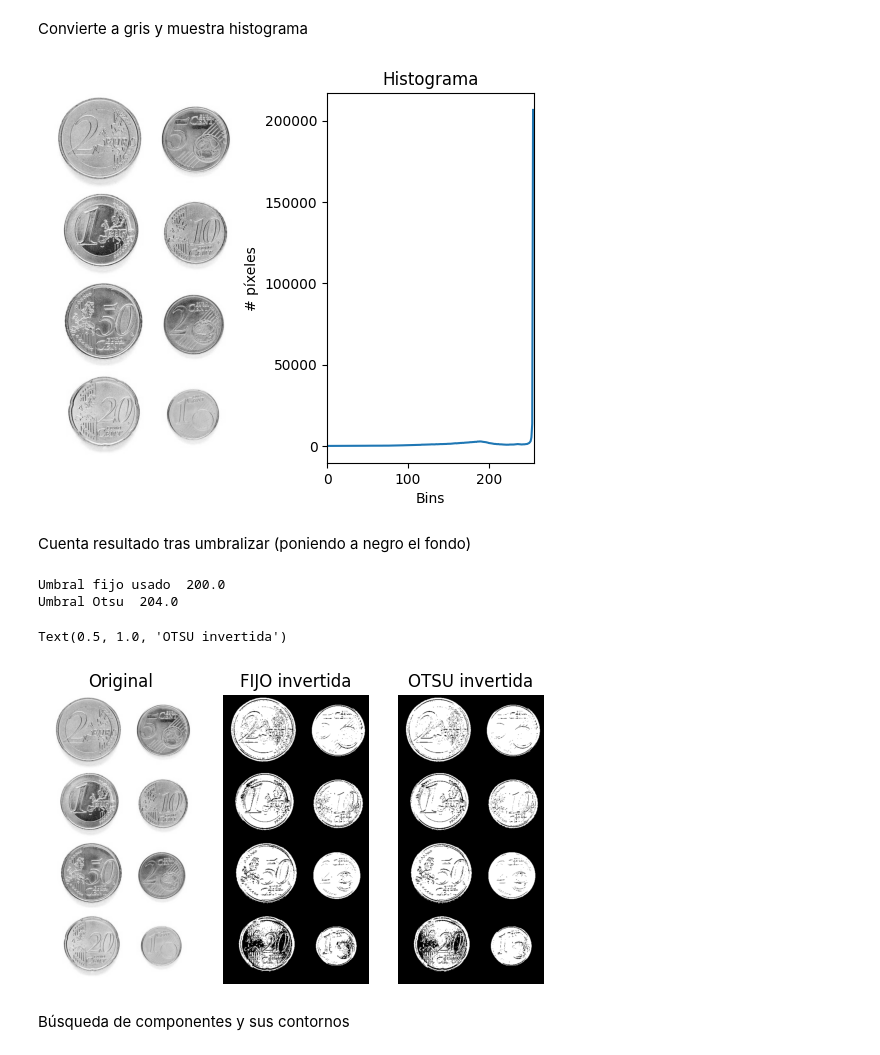
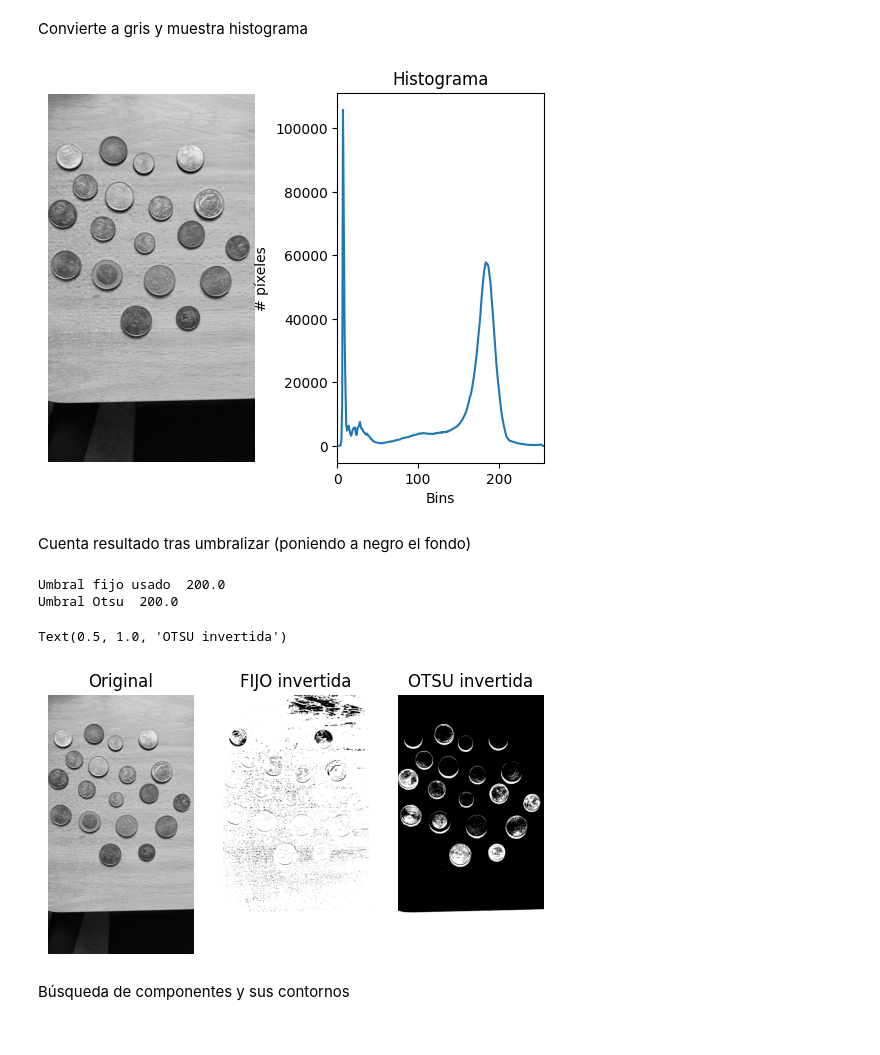
Before and after one commit to maikos08/VC-ULPGC, a Jupyter notebook: VC_P3/VC_P3.ipynb, the cells around one changed output. Drawn from its saved outputs; the diff is of its cells as text; code cells hidden in the pictures.

```diff
--- a/VC_P3/VC_P3.ipynb
+++ b/VC_P3/VC_P3.ipynb
@@ -12,12 +12,19 @@ Carga imagen y convierte a RGB
 # %%
 #Carga imagen ejemplo con monedas
 img = cv2.imread('Monedas.jpg')
+img2 = cv2.imread('Monedas 2.jpg')
 print(img.shape)
+print(img2.shape)
 #Recordar que OpenCV lee las imágenes en BGR, por lo que convertimos para visualizr a RGB
 img_rgb = cv2.cvtColor(img, cv2.COLOR_BGR2RGB)
+img2_rgb = cv2.cvtColor(img2, cv2.COLOR_BGR2RGB)
 
 plt.axis("off")
 plt.imshow(img_rgb)
 plt.show()
+
+plt.axis("off")
+plt.imshow(img2_rgb)
+plt.show()
 # %% [output]
 (938, 473, 3)
@@ -27,14 +36,15 @@ Convierte a gris y muestra histograma
 # %%
 #Convierte la imagen a todos de gris, mostrando el resultado
 img_gris = cv2.cvtColor(img, cv2.COLOR_BGR2GRAY)
+img2_gris = cv2.cvtColor(img2, cv2.COLOR_BGR2GRAY)
 
 #Cálculo del histograma con 256 bins de una imagen en escala de grises
-hist = cv2.calcHist([img_gris], [0], None, [256], [0, 256])
+hist = cv2.calcHist([img2_gris], [0], None, [256], [0, 256])
 
 plt.figure()
 plt.subplot(1, 2, 1)
 plt.axis("off")
-plt.imshow(img_gris, cmap='gray')
+plt.imshow(img2_gris, cmap='gray')
 
 # Histograma sin normalizar
 plt.subplot(1, 2, 2)
@@ -46,38 +56,55 @@ plt.xlim([0, 256])
 # Separo subplots horizontalmente
 plt.subplots_adjust(wspace=0.4)
 # %% [output]
-[figure, old version]
+[figure, new version]
 # %% [markdown]
 Cuenta resultado tras umbralizar (poniendo a negro el fondo)
 # %%
 #Dos variantes de umbralizado. Probar otros parámetros, aplicar filtro previo, etc.
 umbral = 200 # Prueba varios comenzando en 130
 # Umbralizado binario invertido, dado que por defecto se asume objetos en blanco
 th1,img_th1 = cv2.threshold(img_gris,umbral,255,cv2.THRESH_BINARY_INV)
+th2,img_th2 = cv2.threshold(img2_gris,umbral,255,cv2.THRESH_BINARY_INV)
 print('Umbral fijo usado ', th1)
 # Umbralizado con método de Otsu para selección automática del umbral
-th2,img_th2 = cv2.threshold(img_gris,0,255,cv2.THRESH_BINARY_INV+cv2.THRESH_OTSU)
+th3,img_th3 = cv2.threshold(img_gris,0,255,cv2.THRESH_BINARY_INV+cv2.THRESH_OTSU)
+th4,img_th4 = cv2.threshold(img2_gris,0,255,cv2.THRESH_BINARY_INV+cv2.THRESH_OTSU)
 print('Umbral Otsu ', th2)
 
 plt.subplot(1, 3, 1)
 plt.axis("off")
 plt.imshow(img_gris,cmap='gray')
 plt.title('Original')
 
 plt.subplot(1, 3, 2)
 plt.axis("off")
 plt.imshow(img_th1,cmap='gray')
 plt.title('FIJO invertida')
 
 plt.subplot(1, 3, 3)
 plt.axis("off")
+plt.imshow(img_th3,cmap='gray')
+plt.title('OTSU invertida')
+
+plt.subplot(1, 3, 1)
+plt.axis("off")
+plt.imshow(img2_gris,cmap='gray')
+plt.title('Original')
+
+plt.subplot(1, 3, 2)
+plt.axis("off")
 plt.imshow(img_th2,cmap='gray')
+plt.title('FIJO invertida')
+
+plt.subplot(1, 3, 3)
+plt.axis("off")
+plt.imshow(img_th4,cmap='gray')
 plt.title('OTSU invertida')
 # %% [output]
 Umbral fijo usado  200.0
-Umbral Otsu  204.0
+Umbral Otsu  200.0
 Text(0.5, 1.0, 'OTSU invertida')
-[figure, old version]
+[figure, new version]
 # %% [markdown]
 Búsqueda de componentes y sus contornos
 # %%
```
Also changed, not shown: parts of 4 cells of this notebook, 3 other files.
